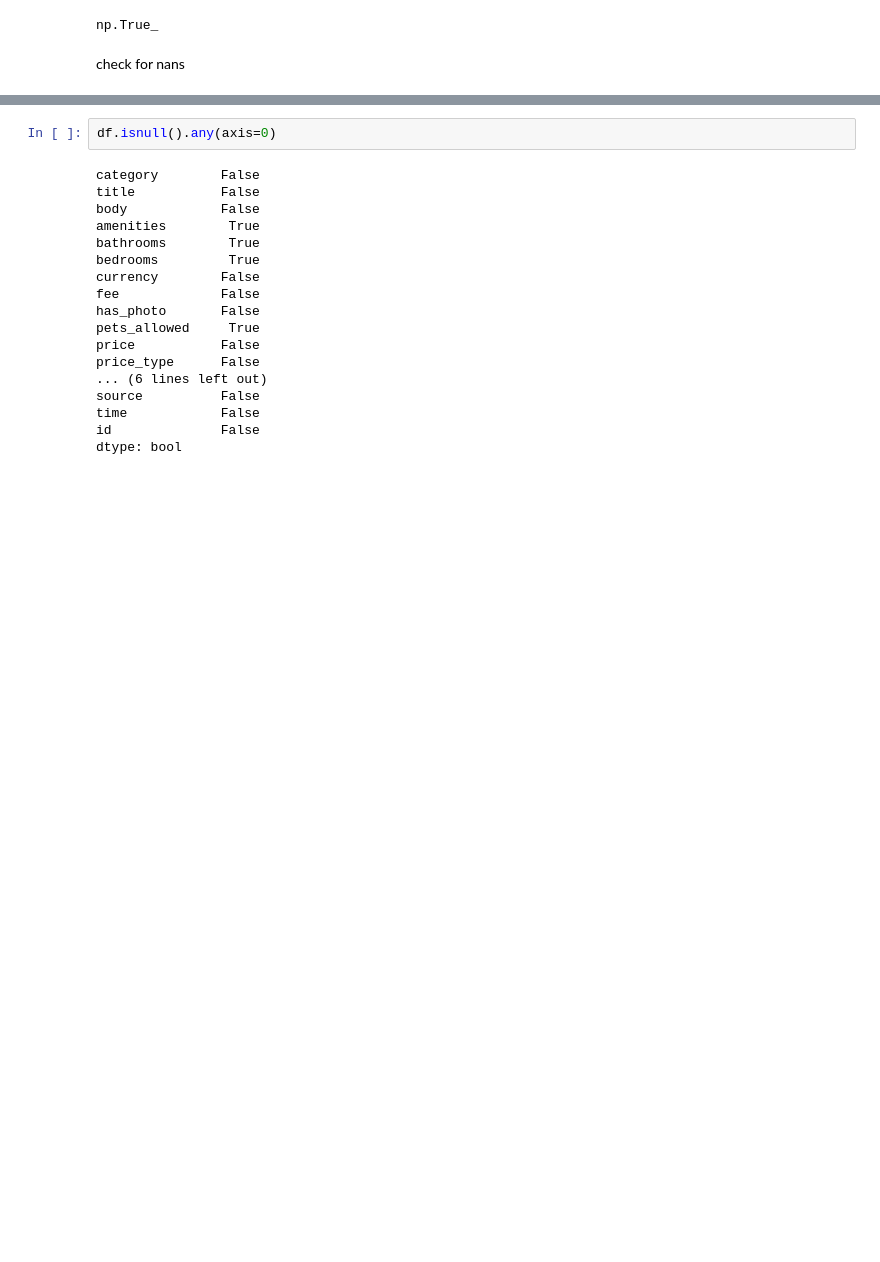
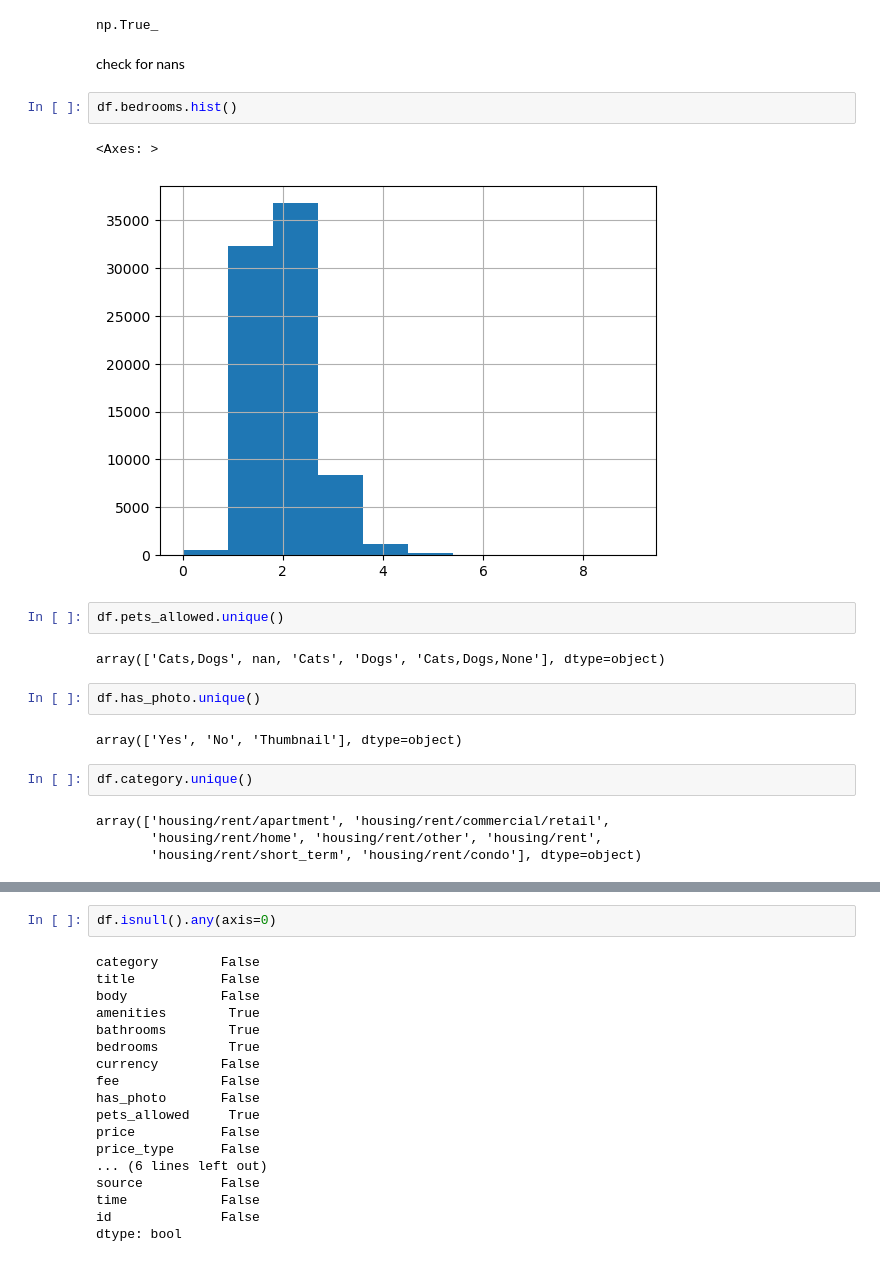
Before and after one commit to fpgmina/dsl, a Jupyter notebook: EDA.ipynb, the cells around one changed output, grey strips where cells are left out. Saved outputs shown, nothing was run; the diff lists cells and outputs as text; blank space fills up the shorter version.

```diff
--- a/EDA.ipynb
+++ b/EDA.ipynb
@@ -69,3 +71,22 @@ array(['USD'], dtype=object)
 np.True_
 # %% [markdown]
 check for nans
+# %%
+df.bedrooms.hist()
+# %% [output]
+<Axes: >
+[figure, added]
+# %%
+df.pets_allowed.unique()
+# %% [output]
+array(['Cats,Dogs', nan, 'Cats', 'Dogs', 'Cats,Dogs,None'], dtype=object)
+# %%
+df.has_photo.unique()
+# %% [output]
+array(['Yes', 'No', 'Thumbnail'], dtype=object)
+# %%
+df.category.unique()
+# %% [output]
+array(['housing/rent/apartment', 'housing/rent/commercial/retail',
+       'housing/rent/home', 'housing/rent/other', 'housing/rent',
+       'housing/rent/short_term', 'housing/rent/condo'], dtype=object)
```
Also changed, not shown: parts of 13 cells of this notebook, 6 other files.
